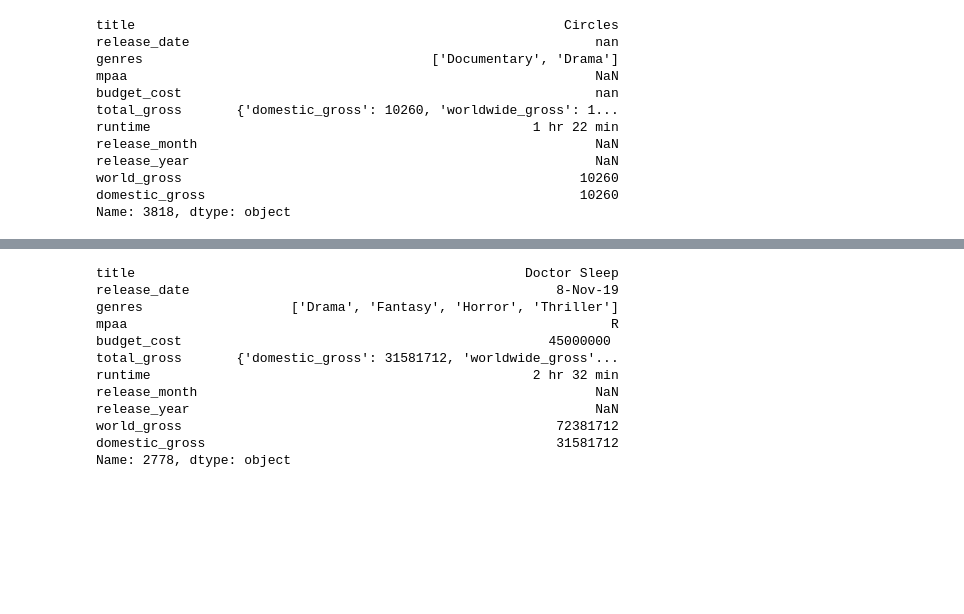
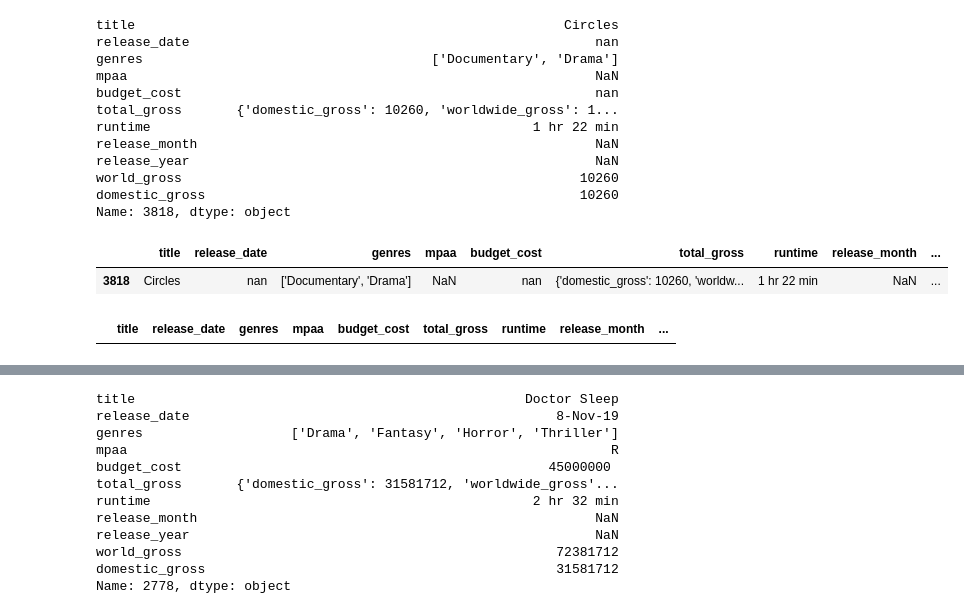
Before and after one commit to wooyounghong/microsoft_movies_pitch, a Jupyter notebook: Data Cleaning and Preprocessing.ipynb, the cells around one changed output, grey strips where cells are left out. Cells and saved outputs as stored; diff of their text form; code cells hidden in the pictures; blank space fills up the shorter version.

Commit message:
deleted comments and deleted nan

```diff
--- a/Data Cleaning and Preprocessing.ipynb
+++ b/Data Cleaning and Preprocessing.ipynb
@@ -262,9 +240,10 @@ world_gross                                                   10260
 domestic_gross                                                10260
 Name: 3818, dtype: object
 # %%
-movie_df[movie_df['release_month'] == 'The']
-#Nov 8, 2019 doubled delete 3752, The Jesus Rolls Feb 28, 2020
-
 movie_df.loc[3787, 'release_date'] # = 'February 28, 2020'
 movie_df.loc[2778, 'release_date'] = '8-Nov-19'
 # movie_df.loc[2778, 'release_date']
+movie_df[movie_df['release_date'] == 'nan']
+# %% [output]
+|  | title | release_date | genres | mpaa | budget_cost | total_gross | runtime | release_month | ... |
+| 3818 | Circles | nan | ['Documentary', 'Drama'] | NaN | nan | {'domestic_gross': 10260, 'worldw... | 1 hr 22 min | NaN | ... |
@@ -271,3 +253,7 @@ movie_df.loc[2778, 'release_date'] = '8-Nov-19'
+# %%
+movie_df[movie_df['release_date'] == 'nan']
+# %% [output]
+|  | title | release_date | genres | mpaa | budget_cost | total_gross | runtime | release_month | ... |
 # %%
 movie_df[movie_df['release_date'] == 'The']
 movie_df['release_date'].unique()
```
Also changed, not shown: parts of 25 cells of this notebook.
